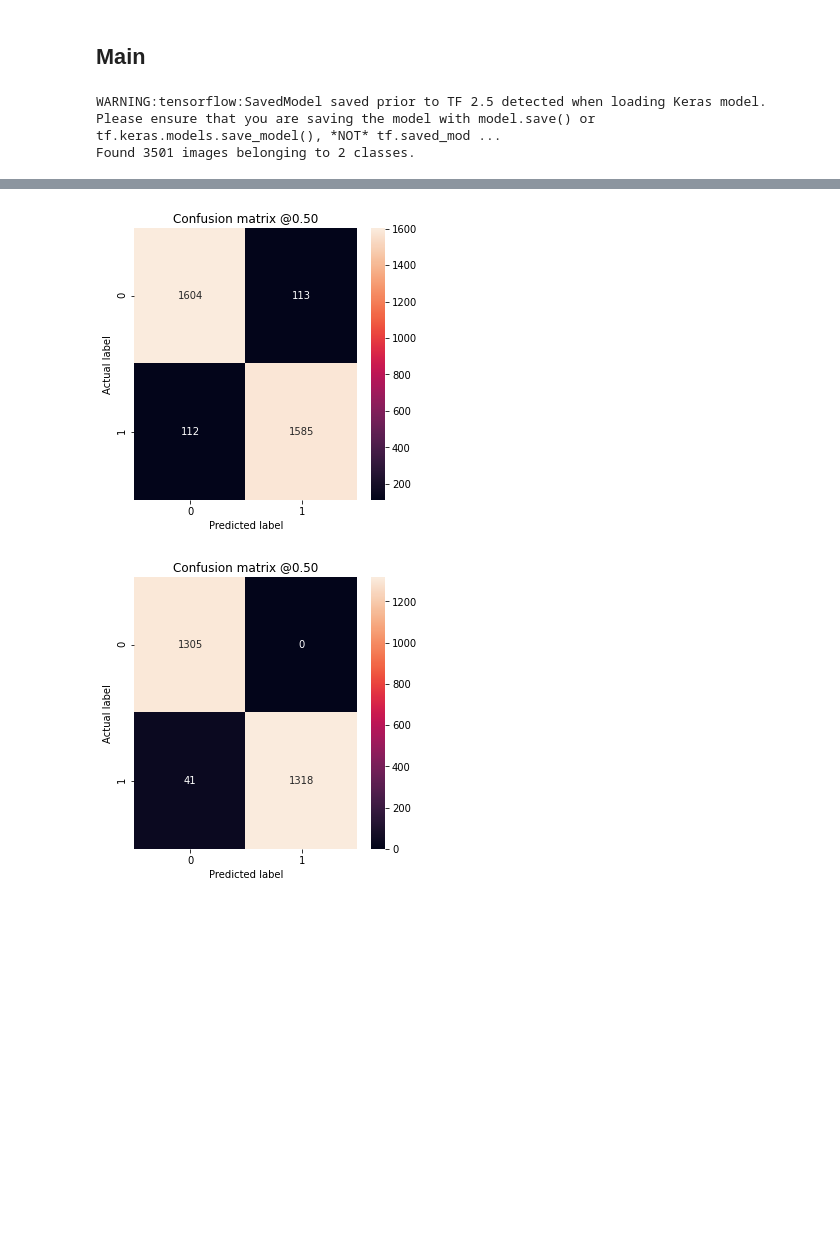
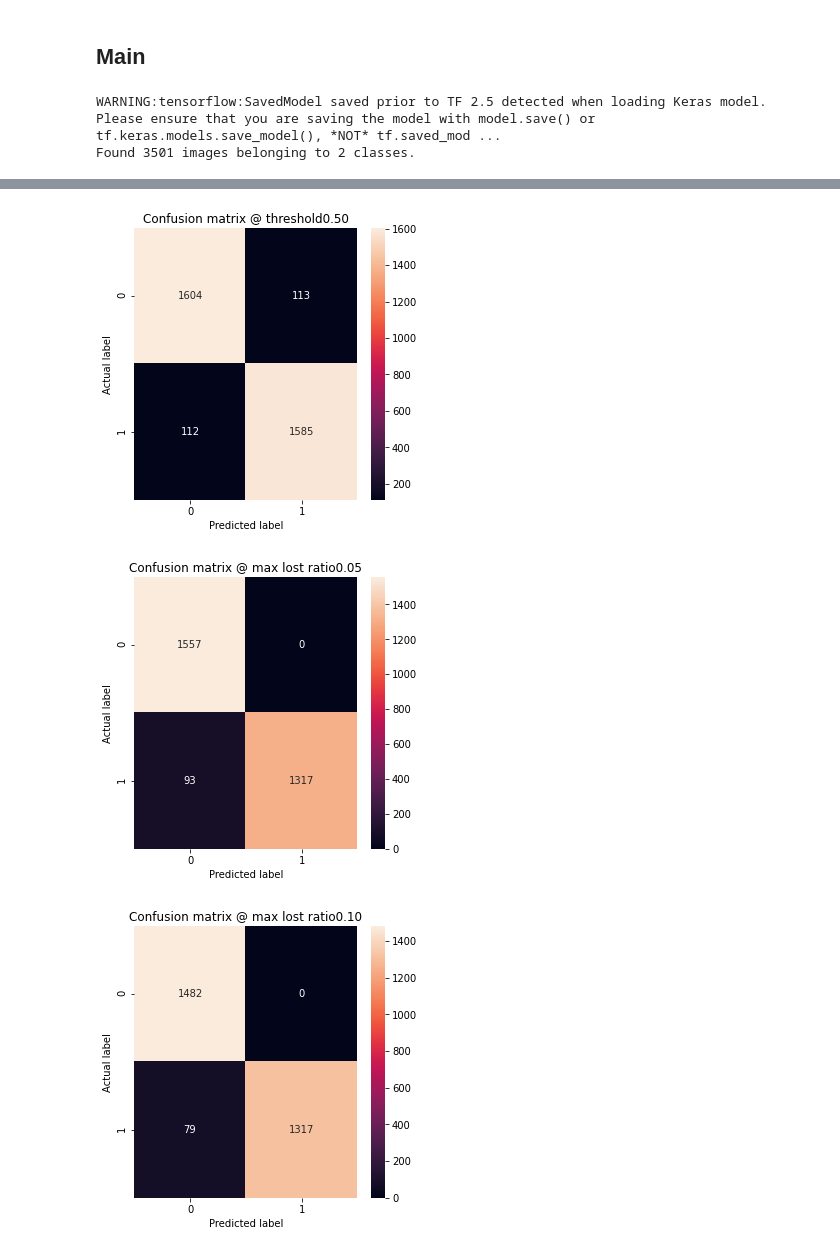
Before and after one commit to dnrevital/DL_utils, a Jupyter notebook: model_evaluation.ipynb, the cells around one changed output, grey strips where cells are left out. Cells and saved outputs as stored; diff of their text form; code cells hidden in the pictures; blank space fills up the shorter version.

Commit message:
including a loop for various max-lost values and according confusion-matrix

```diff
--- a/model_evaluation.ipynb
+++ b/model_evaluation.ipynb
@@ -439,16 +434,24 @@ handler.plot_cm_considering_thresholds(labels,
                                        predictions,
                                        lower_threshold,
                                        upper_threshold,
-                                       threshold)
+                                       threshold=threshold)
 
 # Find optimal lower, upper thresholds per given max limit of "not decided" ("lost") predictions
-lower_threshold, upper_threshold = handler.find_thresholds(predictions, max_lost_ratio=0.2)
-# Print confusion-matrix after using recommended thresholds
-handler.plot_cm_considering_thresholds(labels,
-                                       predictions,
-                                       lower_threshold,
-                                       upper_threshold,
-                                       0.5)
+max_lost_ratios = [0.05, 0.1, 0.15, 0.20]
+print()
+for max_lost_ratio in max_lost_ratios:
+    print()
+    lower_threshold, upper_threshold = handler.find_thresholds(predictions,
+                                                               max_lost_ratio=max_lost_ratio)
+    print(f'threshold: {lower_threshold}, {upper_threshold}')
+    # Print confusion-matrix after using recommended thresholds
+    handler.plot_cm_considering_thresholds(labels,
+                                           predictions,
+                                           lower_threshold,
+                                           upper_threshold,
+                                           max_lost_ratio=max_lost_ratio,
+                                           threshold=0.5)
+    print()
 # %% [output]
 WARNING:tensorflow:SavedModel saved prior to TF 2.5 detected when loading Keras model. Please ensure that you are saving the model with model.save() or tf.keras.models.save_model(), *NOT* tf.saved_mod ...
 Found 3501 images belonging to 2 classes.
@@ -471,6 +477,7 @@ No Obstacles Incorrectly Detected (False Positives): 0 (0.00%)
 Obstacles Missed (False Negatives): 41 (1.17%)
 Obstacles Detected (True Positives): 1318 (37.65%)
 Not Decided: 837 (23.91%)
 Total Obstacles: 3501
-[figure, old version]
+[figure, new version]
-[figure, old version]
+[figure, new version]
+[figure, added]
```
Also changed, not shown: parts of 2 cells of this notebook.
